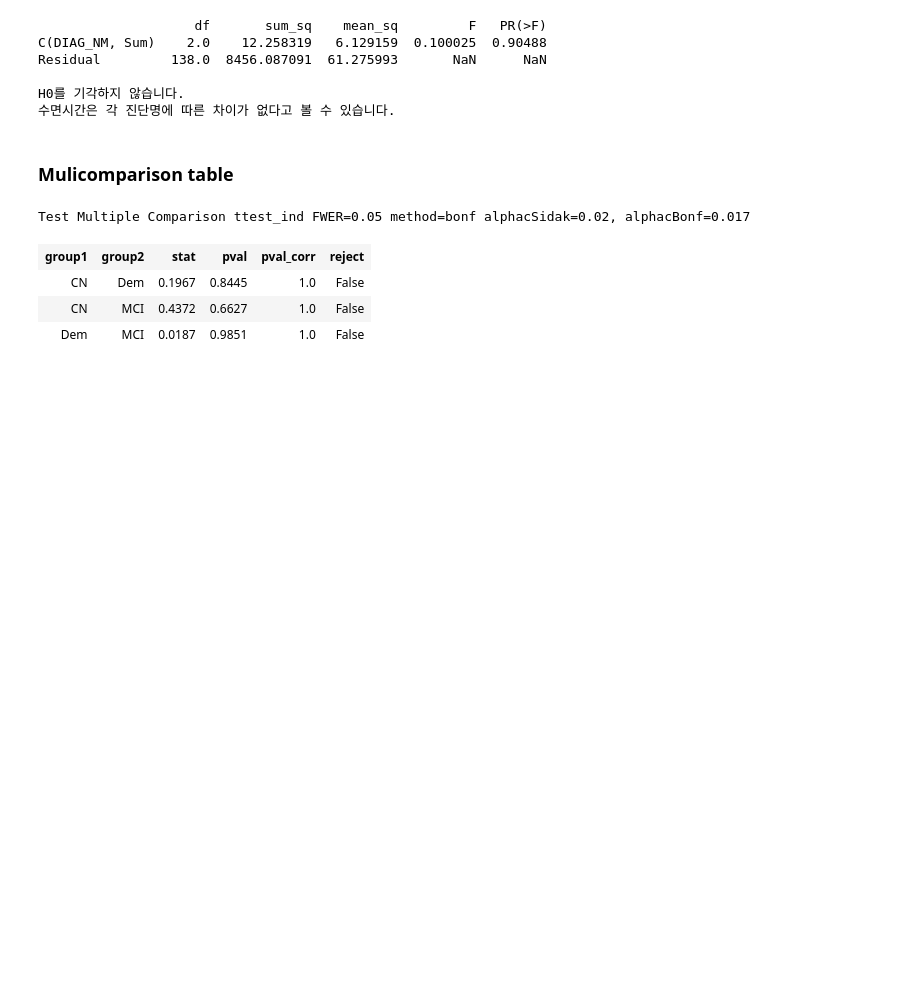
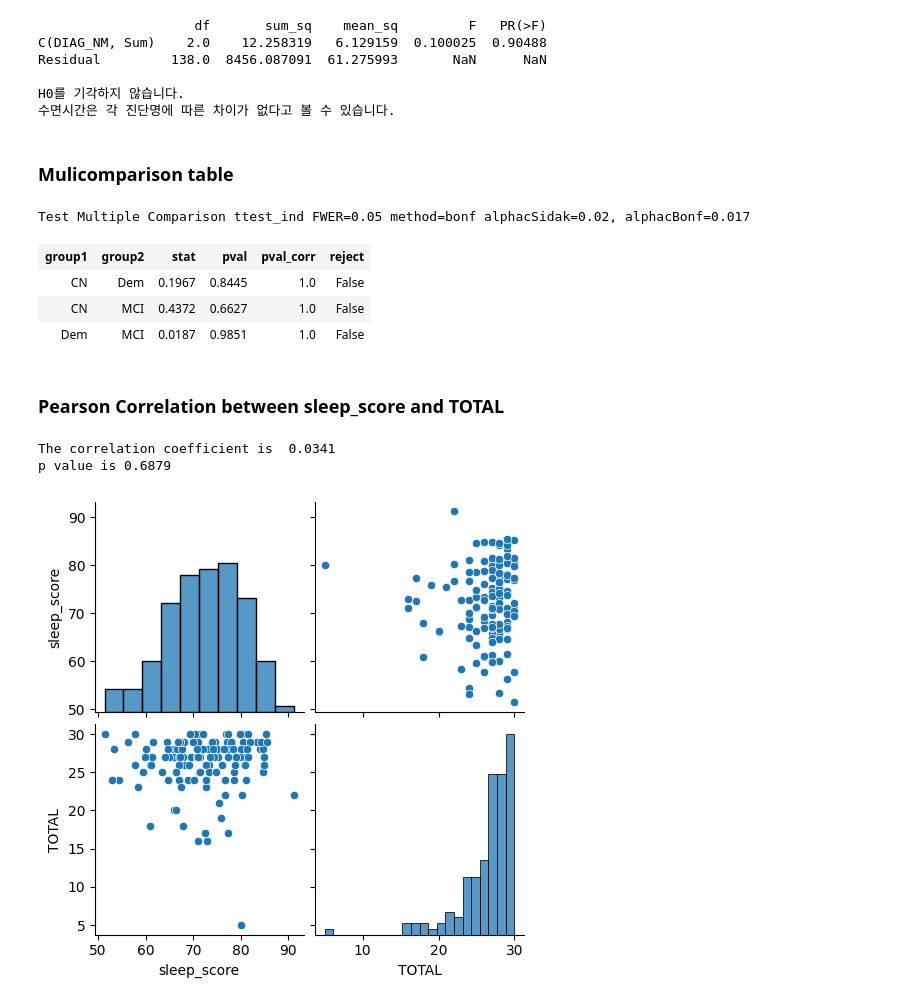
Before and after one commit to raewoo0908/INE2018, a Jupyter notebook: project.ipynb, the cells around one changed output. Saved outputs shown, nothing was run; the diff lists cells and outputs as text; code cells hidden in the pictures; blank space fills up the shorter version.

Commit message:
add pearson correlation between sleep_score and TOTAL

```diff
--- a/project.ipynb
+++ b/project.ipynb
@@ -98,3 +96,17 @@ Test Multiple Comparison ttest_ind FWER=0.05 method=bonf alphacSidak=0.02, alpha
 | CN | Dem | 0.1967 | 0.8445 | 1.0 | False |
 | CN | MCI | 0.4372 | 0.6627 | 1.0 | False |
 | Dem | MCI | 0.0187 | 0.9851 | 1.0 | False |
+# %% [markdown]
+### Pearson Correlation between sleep_score and TOTAL
+# %%
+sns.pairplot(data = df, vars = ['sleep_score', 'TOTAL'], kind = 'scatter',dropna=True)
+
+data_clean = df.dropna(axis = 0, how = 'any', inplace=False)
+r2, p_value = pearsonr(data_clean['sleep_score'], data_clean['TOTAL'])
+
+print('The correlation coefficient is ', np.round(r2, 4))
+print('p value is', np.round(p_value, 4))
+# %% [output]
+The correlation coefficient is  0.0341
+p value is 0.6879
+[figure, added]
```
Also changed, not shown: parts of 1 cell of this notebook.
